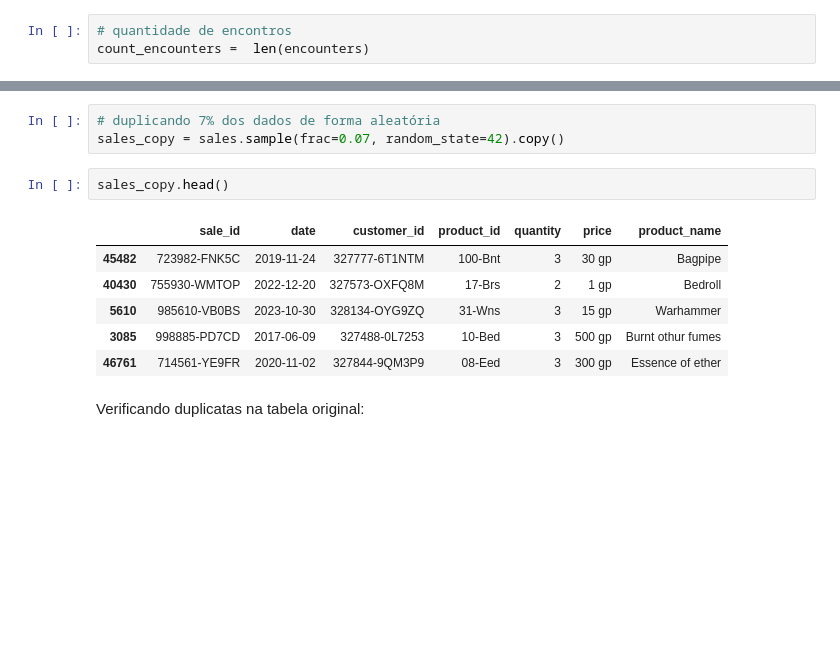
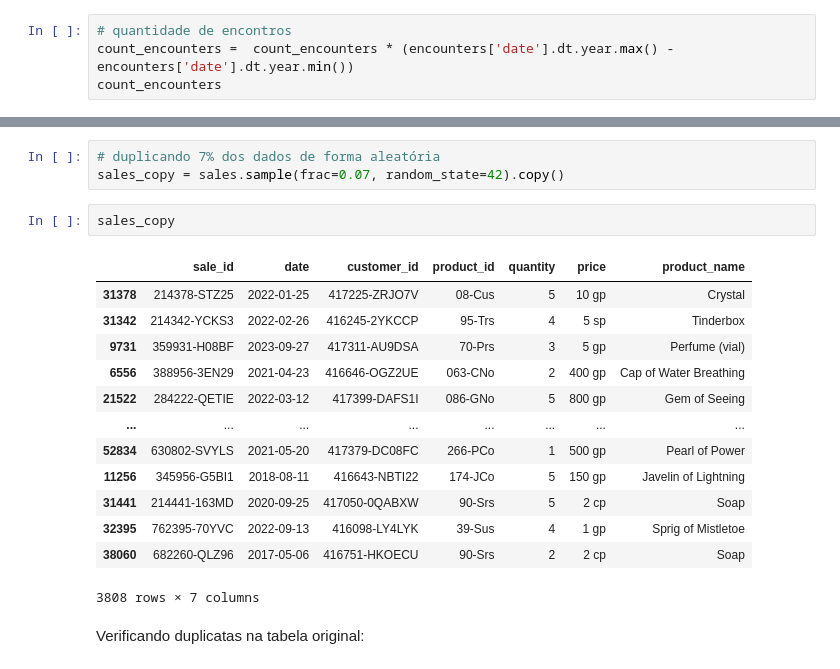
Before and after one commit to PatrickLeal/projeto_baldursgate_vendor_sales, a Jupyter notebook: database_creation.ipynb, the cells around one changed output, grey strips where cells are left out. Saved outputs shown, nothing was run; the diff lists cells and outputs as text; blank space fills up the shorter version.

```diff
--- a/database_creation.ipynb
+++ b/database_creation.ipynb
@@ -589,4 +589,5 @@ encounters.head()
 | 4 | 7904-7HR6 | 2023-08-14 | owlbear | sighting |
 # %%
 # quantidade de encontros
-count_encounters =  len(encounters)
+count_encounters =  count_encounters * (encounters['date'].dt.year.max() - encounters['date'].dt.year.min())
+count_encounters
@@ -650,14 +653,21 @@ Resolvi criar algumas incosistências para aumentar o nível de dificuldade para
 # duplicando 7% dos dados de forma aleatória
 sales_copy = sales.sample(frac=0.07, random_state=42).copy()
 # %%
-sales_copy.head()
+sales_copy
 # %% [output]
 |  | sale_id | date | customer_id | product_id | quantity | price | product_name |
-| 45482 | 723982-FNK5C | 2019-11-24 | 327777-6T1NTM | 100-Bnt | 3 | 30 gp | Bagpipe |
-| 40430 | 755930-WMTOP | 2022-12-20 | 327573-OXFQ8M | 17-Brs | 2 | 1 gp | Bedroll |
-| 5610 | 985610-VB0BS | 2023-10-30 | 328134-OYG9ZQ | 31-Wns | 3 | 15 gp | Warhammer |
-| 3085 | 998885-PD7CD | 2017-06-09 | 327488-0L7253 | 10-Bed | 3 | 500 gp | Burnt othur fumes |
-| 46761 | 714561-YE9FR | 2020-11-02 | 327844-9QM3P9 | 08-Eed | 3 | 300 gp | Essence of ether |
+| 31378 | 214378-STZ25 | 2022-01-25 | 417225-ZRJO7V | 08-Cus | 5 | 10 gp | Crystal |
+| 31342 | 214342-YCKS3 | 2022-02-26 | 416245-2YKCCP | 95-Trs | 4 | 5 sp | Tinderbox |
+| 9731 | 359931-H08BF | 2023-09-27 | 417311-AU9DSA | 70-Prs | 3 | 5 gp | Perfume (vial) |
+| 6556 | 388956-3EN29 | 2021-04-23 | 416646-OGZ2UE | 063-CNo | 2 | 400 gp | Cap of Water Breathing |
+| 21522 | 284222-QETIE | 2022-03-12 | 417399-DAFS1I | 086-GNo | 5 | 800 gp | Gem of Seeing |
+| ... | ... | ... | ... | ... | ... | ... | ... |
+| 52834 | 630802-SVYLS | 2021-05-20 | 417379-DC08FC | 266-PCo | 1 | 500 gp | Pearl of Power |
+| 11256 | 345956-G5BI1 | 2018-08-11 | 416643-NBTI22 | 174-JCo | 5 | 150 gp | Javelin of Lightning |
+| 31441 | 214441-163MD | 2020-09-25 | 417050-0QABXW | 90-Srs | 5 | 2 cp | Soap |
+| 32395 | 762395-70YVC | 2022-09-13 | 416098-LY4LYK | 39-Sus | 4 | 1 gp | Sprig of Mistletoe |
+| 38060 | 682260-QLZ96 | 2017-05-06 | 416751-HKOECU | 90-Srs | 2 | 2 cp | Soap |
+3808 rows × 7 columns
 # %% [markdown]
 Verificando duplicatas na tabela original:
 # %%
```
Also changed, not shown: parts of 15 cells of this notebook.
